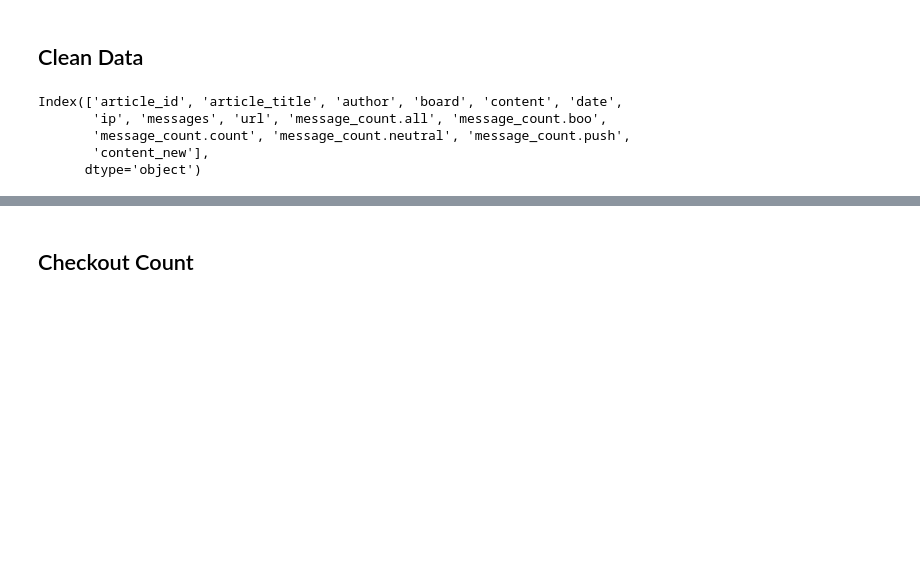
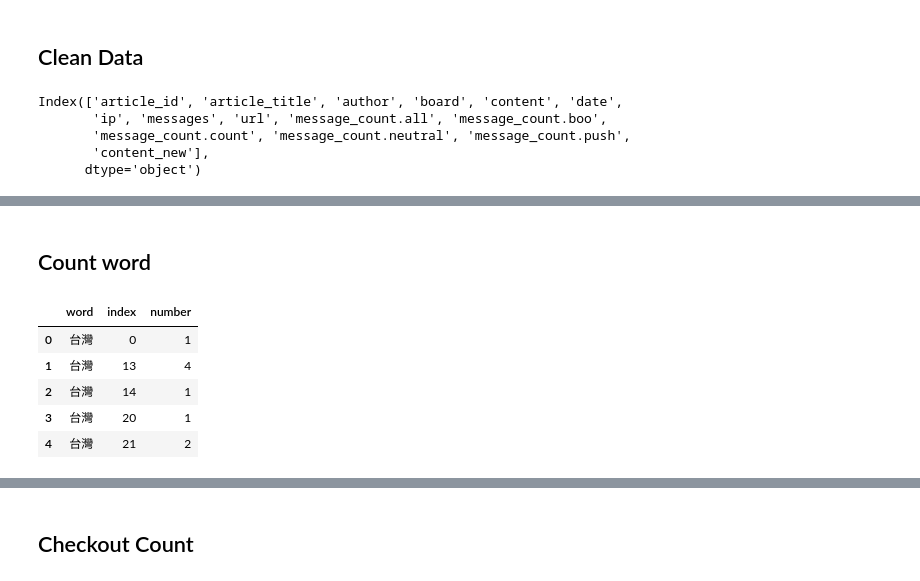
Before and after one commit to jjudy60334/tfidf_demo, a Jupyter notebook: tfidf_demo.ipynb, the cells around one changed output, grey strips where cells are left out. Saved outputs shown, nothing was run; the diff lists cells and outputs as text; code cells hidden in the pictures; blank space fills up the shorter version.

```diff
--- a/tfidf_demo.ipynb
+++ b/tfidf_demo.ipynb
@@ -81,0 +71,2 @@ clean_data
+# %% [markdown]
+## Count word
@@ -81,0 +93,10 @@ clean_data
+# %%
+word_vector_df=count_word_in_content(clean_result[tokenized_column])
+word_vector_df.head(5)
+# %% [output]
+|  | word | index | number |
+| 0 | 台灣 | 0 | 1 |
+| 1 | 台灣 | 13 | 4 |
+| 2 | 台灣 | 14 | 1 |
+| 3 | 台灣 | 20 | 1 |
+| 4 | 台灣 | 21 | 2 |
```
Also changed, not shown: parts of 20 cells of this notebook.
